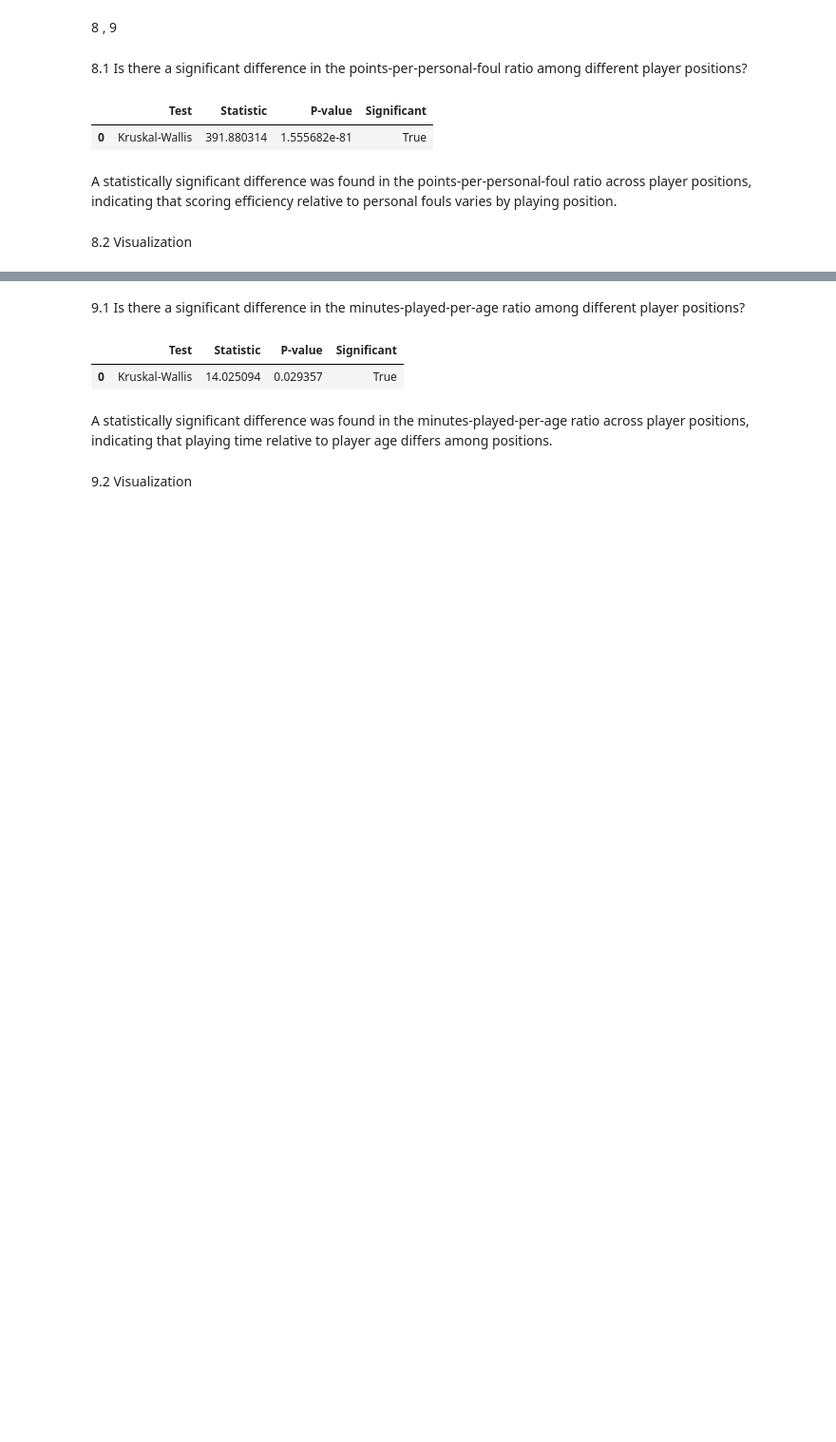
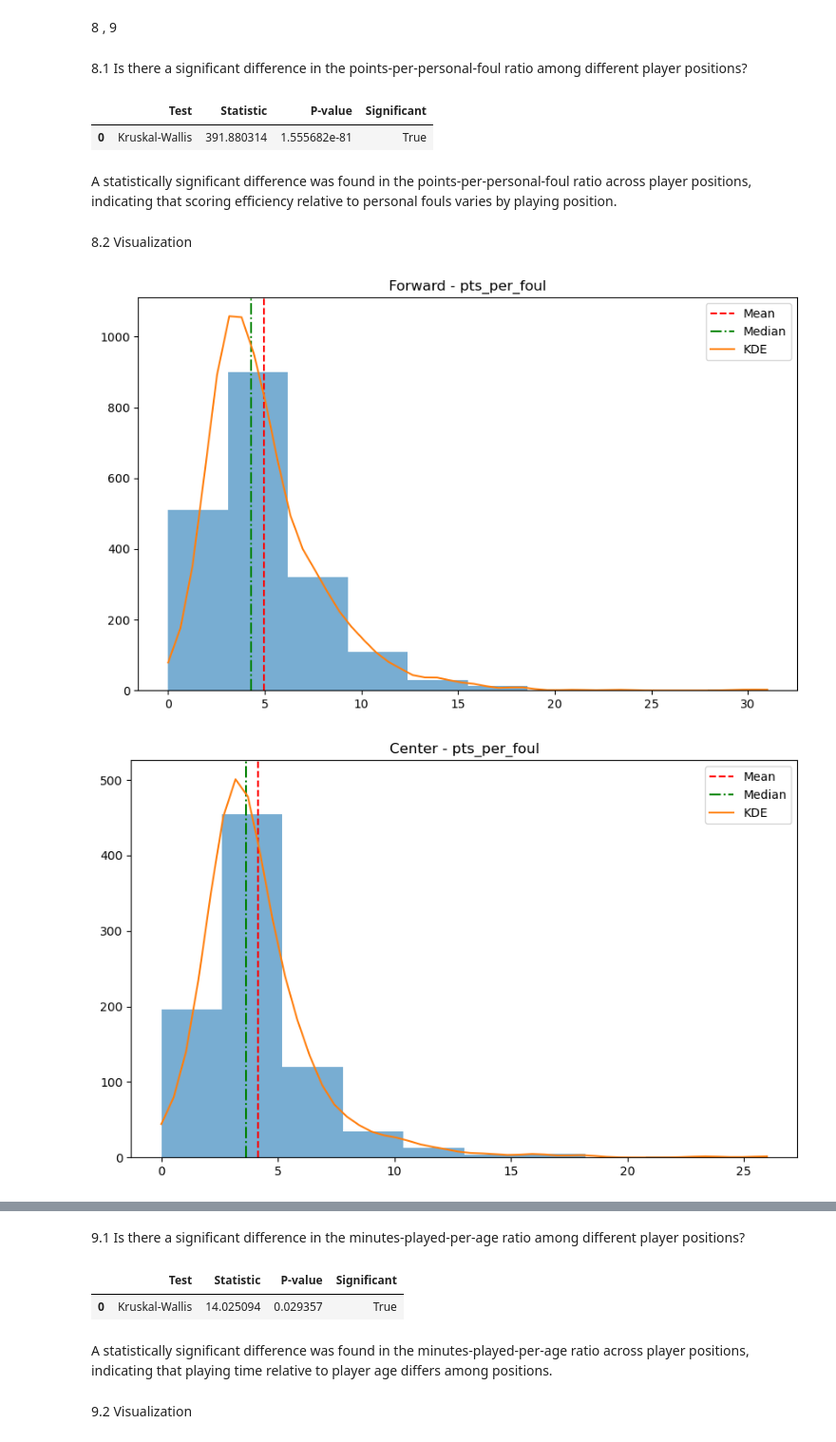
Before and after one commit to SadeghMahmoudAbadi/Basketball-Data-Analysis, a Jupyter notebook: analysis.ipynb, the cells around one changed output, grey strips where cells are left out. Shown at 95% size. Cells and saved outputs as stored; diff of their text form; code cells hidden in the pictures; blank space fills up the shorter version.

```diff
--- a/analysis.ipynb
+++ b/analysis.ipynb
@@ -1175,3 +1185,10 @@ A statistically significant difference was found in the points-per-personal-foul
 # %% [markdown]
 8.2
 Visualization
+# %%
+for position in point_personal_fouls_df['position'].unique():
+    df = point_personal_fouls_df[point_personal_fouls_df['position'] == position]
+    plot_numerical(df, position, 'pts_per_foul', bins=10, box=False)
+# %% [output]
+[figure, added]
+[figure, added]
```
Also changed, not shown: parts of 12 cells of this notebook.
